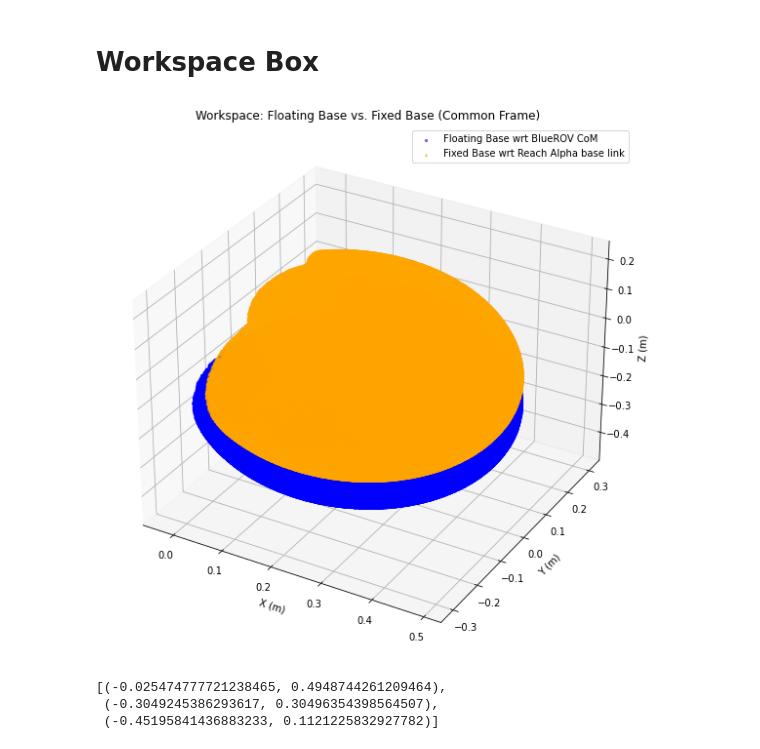
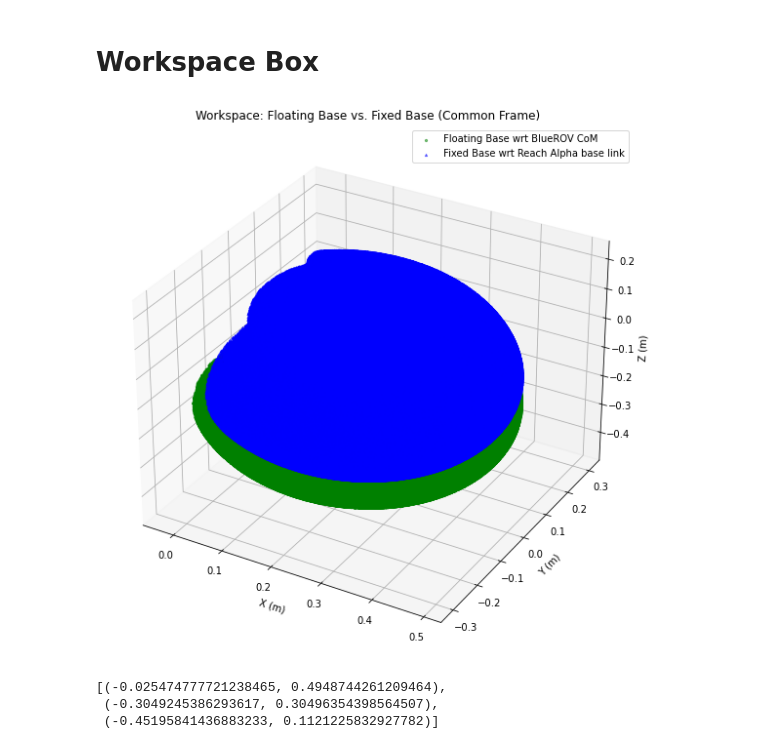
Before and after one commit to edxmorgan/diff_uvms, a Jupyter notebook: usage/example/forward_kinematics.ipynb, the cells around one changed output. Drawn from its saved outputs; the diff is of its cells as text; code cells hidden in the pictures.

```diff
--- a/usage/example/forward_kinematics.ipynb
+++ b/usage/example/forward_kinematics.ipynb
@@ -117,36 +117,36 @@ def plot_floating_vs_fixed(
     # min_pos_fx_offset = min_pos_fx + np.array([tx, ty, tz])
     # max_pos_fx_offset = max_pos_fx + np.array([tx, ty, tz])
 
     # 2) Plot
     fig = plt.figure(figsize=(12, 10))  # Make the figure larger
     ax = fig.add_subplot(projection='3d')
 
     # Floating-base workspace: wrt BlueROV CoM
     ax.scatter(
         positions_fb[:, 0], positions_fb[:, 1], positions_fb[:, 2],
-        c='blue', marker='o', s=5, alpha=0.5,
+        c='green', marker='o', s=5, alpha=0.5,
         label='Floating Base wrt BlueROV CoM'
     )
 
     # Fixed-base workspace: wrt Reach Alpha base link (shifted)
     ax.scatter(
         positions_fx_offset[:, 0], positions_fx_offset[:, 1], positions_fx_offset[:, 2],
-        c='orange', marker='^', s=5, alpha=0.5,
+        c='blue', marker='^', s=5, alpha=0.5,
         label='Fixed Base wrt Reach Alpha base link'
     )
 
     ax.set_title("Workspace: Floating Base vs. Fixed Base (Common Frame)")
     ax.set_xlabel("X (m)")
     ax.set_ylabel("Y (m)")
     ax.set_zlabel("Z (m)")
     ax.legend()
     plt.show()
 
 plot_floating_vs_fixed(positions_fb, min_pos_fb, max_pos_fb,
                        positions_fx, min_pos_fx, max_pos_fx,
                        alpha.base_T0)
 # %% [output]
-[figure, old version]
+[figure, new version]
 # %%
 # wrt bluerov center of mass
 list(zip(min_pos_fb, max_pos_fb))
```
